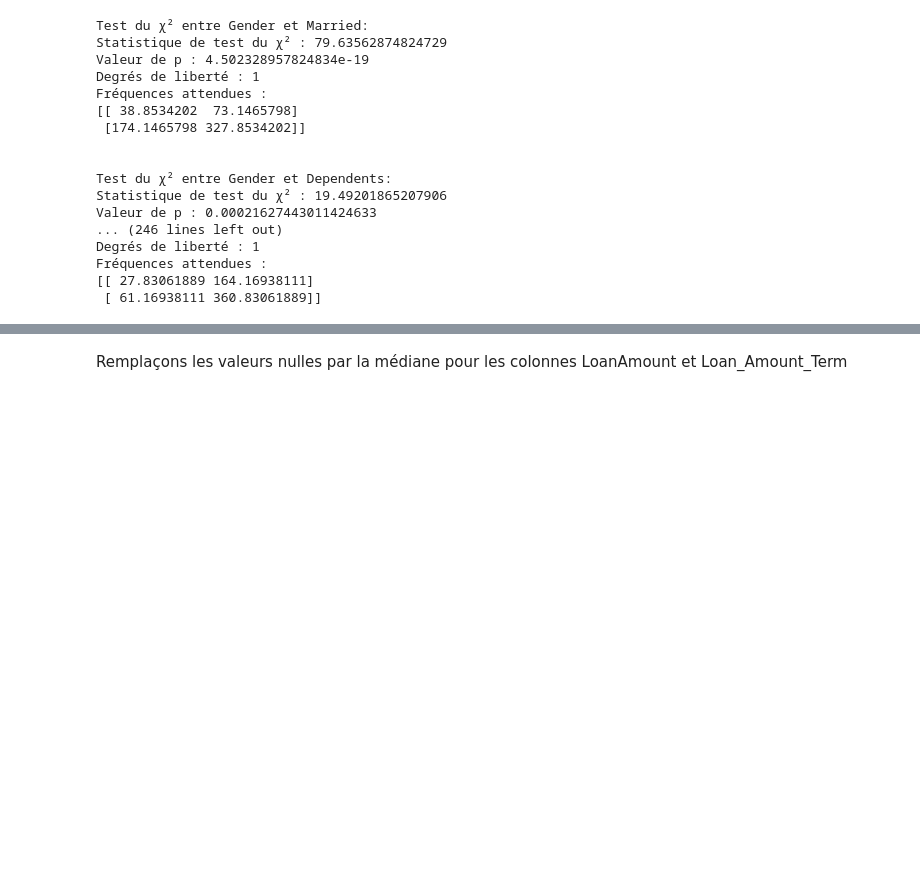
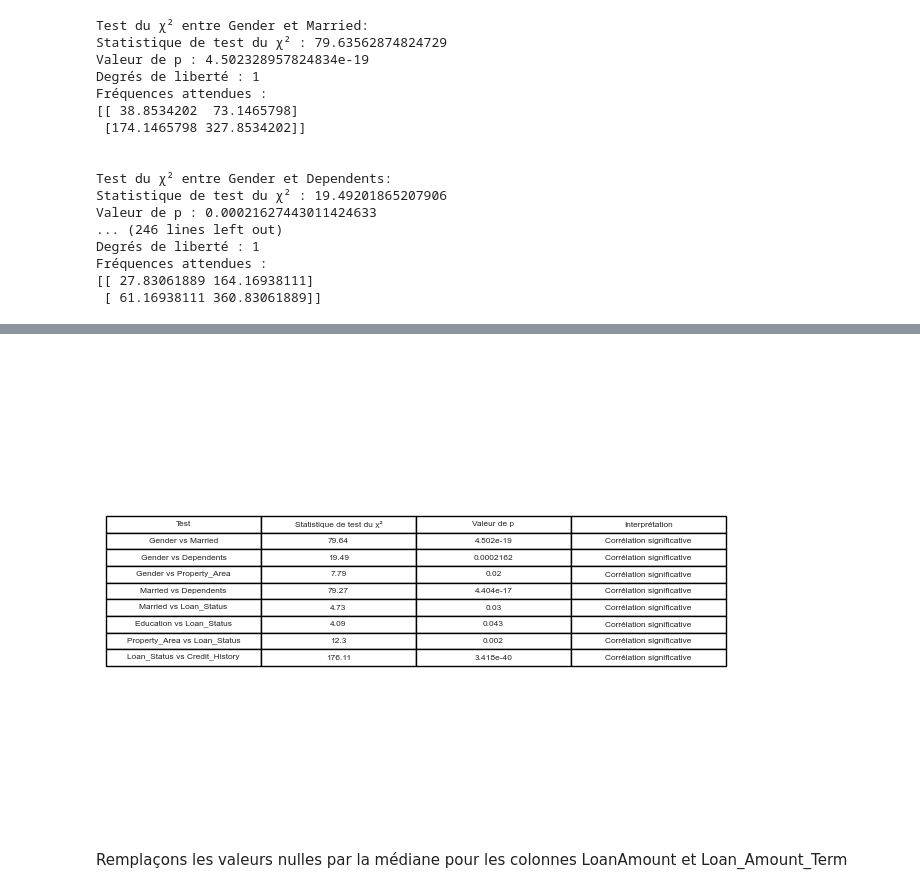
Before and after one commit to rgbodui/data-science-chams, a Jupyter notebook: projet_ml.ipynb, the cells around one changed output, grey strips where cells are left out. Drawn from its saved outputs; the diff is of its cells as text; code cells hidden in the pictures; blank space fills up the shorter version.

Commit message:
Fin de l'exercice pour ce 22 septembre 2023

```diff
--- a/projet_ml.ipynb
+++ b/projet_ml.ipynb
@@ -285,0 +310,32 @@ Fréquences attendues :
+# %%
+from tabulate import tabulate
+
+# Créer un DataFrame avec vos résultats
+data = {
+    "Test": ["Gender vs Married", "Gender vs Dependents", "Gender vs Education", "Gender vs Self_Employed",
+             "Gender vs Property_Area", "Gender vs Loan_Status", "Gender vs Credit_History",
+             "Married vs Dependents", "Married vs Education", "Married vs Self_Employed",
+             "Married vs Property_Area", "Married vs Loan_Status", "Married vs Credit_History",
+             "Dependents vs Education", "Dependents vs Self_Employed", "Dependents vs Property_Area",
+             "Dependents vs Loan_Status", "Dependents vs Credit_History", "Education vs Self_Employed",
+             "Education vs Property_Area", "Education vs Loan_Status", "Education vs Credit_History",
+             "Self_Employed vs Property_Area", "Self_Employed vs Loan_Status", "Self_Employed vs Credit_History",
+             "Property_Area vs Loan_Status", "Property_Area vs Credit_History", "Loan_Status vs Credit_History"],
+    "Statistique de test du χ²": [79.64, 19.49, 0.99, 0.00, 7.79, 0.11, 0.01, 79.27, 0.04, 0.0, 0.03, 4.73, 0.02,
+                                  2.37, 5.97, 6.54, 3.15, 2.25, 0.01, 3.69, 4.09, 2.84, 0.62, 0.0, 0.0, 12.30, 0.80, 176.11],
+    "Valeur de p": [4.502e-19, 2.162e-04, 0.318, 1.00, 0.020, 0.739, 0.937, 4.404e-17, 0.840, 1.00, 0.983, 0.030, 0.880,
+                    0.498, 0.113, 0.365, 0.369, 0.523, 0.909, 0.158, 0.043, 0.092, 0.733, 1.00, 1.00, 0.002, 0.670, 3.418e-40]
+}
+
+df_khi_deux = pd.DataFrame(data)
+
+# Ajouter une colonne pour l'interprétation
+df_khi_deux["Interprétation"] = ["Corrélation significative" if p < 0.05 else "Pas de corrélation" for p in df_khi_deux["Valeur de p"]]
+
+# Sélectionner les corrélations significatives
+significatives = df_khi_deux[df_khi_deux["Interprétation"] == "Corrélation significative"]
+
+# Utiliser tabulate pour afficher le tableau avec des couleurs
+table = tabulate(df_khi_deux, headers='keys', tablefmt='fancy_grid', showindex=False, stralign="center", numalign="center")
+
+print(significatives)
@@ -286,3 +362,13 @@ Fréquences attendues :
+# %%
+# Générer une image du tableau
+fig, ax = plt.subplots(figsize=(8, 6))
+ax.axis('off')
+ax.table(cellText=significatives.values, colLabels=significatives.columns, cellLoc='center', loc='center')
+
+# Afficher le tableau
+plt.savefig('correlations.png')
+# %% [output]
+[figure, added]
 # %% [markdown]
 Remplaçons les valeurs nulles par la médiane pour les colonnes LoanAmount et Loan_Amount_Term
 # %%
```
Also changed, not shown: parts of 41 cells of this notebook.
